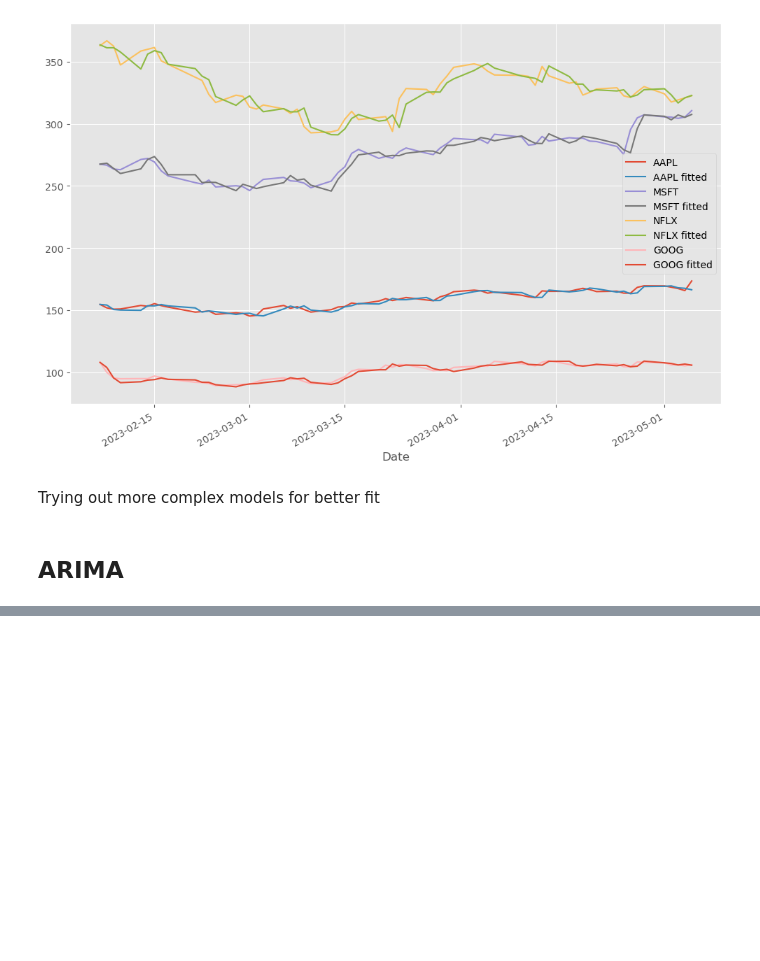
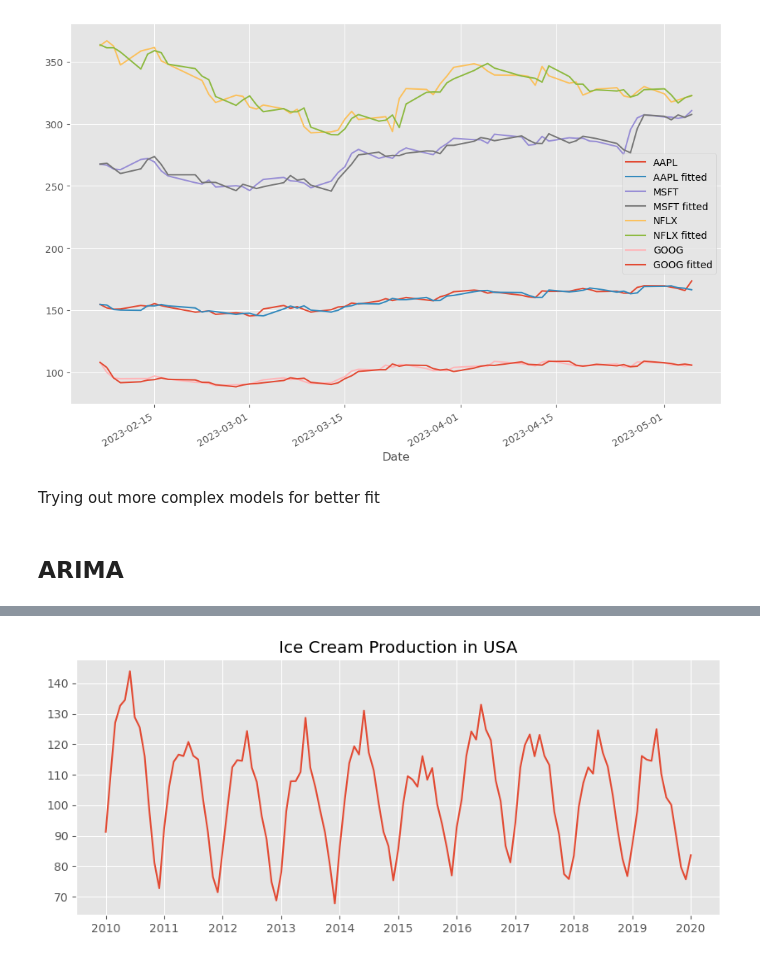
Before and after one commit to wp225/Data_Science_Practice, a Jupyter notebook: Time-Series /time_series_analysis.ipynb, the cells around one changed output, grey strips where cells are left out. Cells and saved outputs as stored; diff of their text form; code cells hidden in the pictures; blank space fills up the shorter version.

```diff
--- a/Time-Series /time_series_analysis.ipynb
+++ b/Time-Series /time_series_analysis.ipynb
@@ -229,0 +194,3 @@ Suggests first order differencing is good enough
+# %%
+ice_df = pd.read_csv('ice-cream.csv')
+ice_df.head()
@@ -229,0 +204,6 @@ Suggests first order differencing is good enough
+# %%
+ice_df.rename(columns={'DATE':'Date','IPN31152N':'Production'},inplace=True)
+ice_df['Date'] = pd.to_datetime(ice_df['Date'])
+# %%
+ice_df.set_index('Date',inplace=True)
+ice_df
@@ -229,0 +225,3 @@ Suggests first order differencing is good enough
+# %%
+start_date = pd.to_datetime('2010-01-01')
+ice_df = ice_df[start_date:]
@@ -229,0 +238,7 @@ Suggests first order differencing is good enough
+# %%
+plt.figure(figsize=(10,4))
+plt.plot(ice_df)
+plt.title('Ice Cream Production in USA')
+plt.show()
+# %% [output]
+[figure, added]
```
Also changed, not shown: parts of 14 cells of this notebook, 8 other files.
